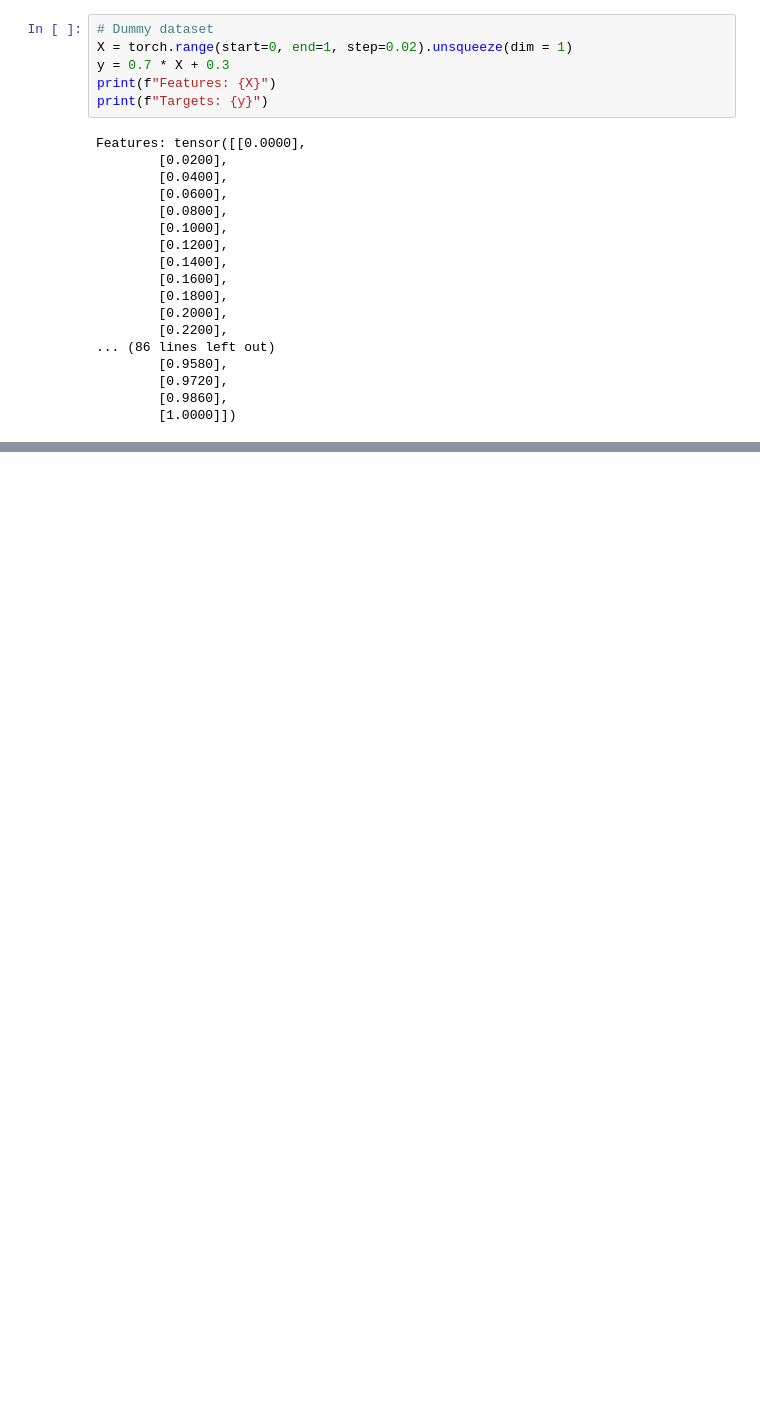
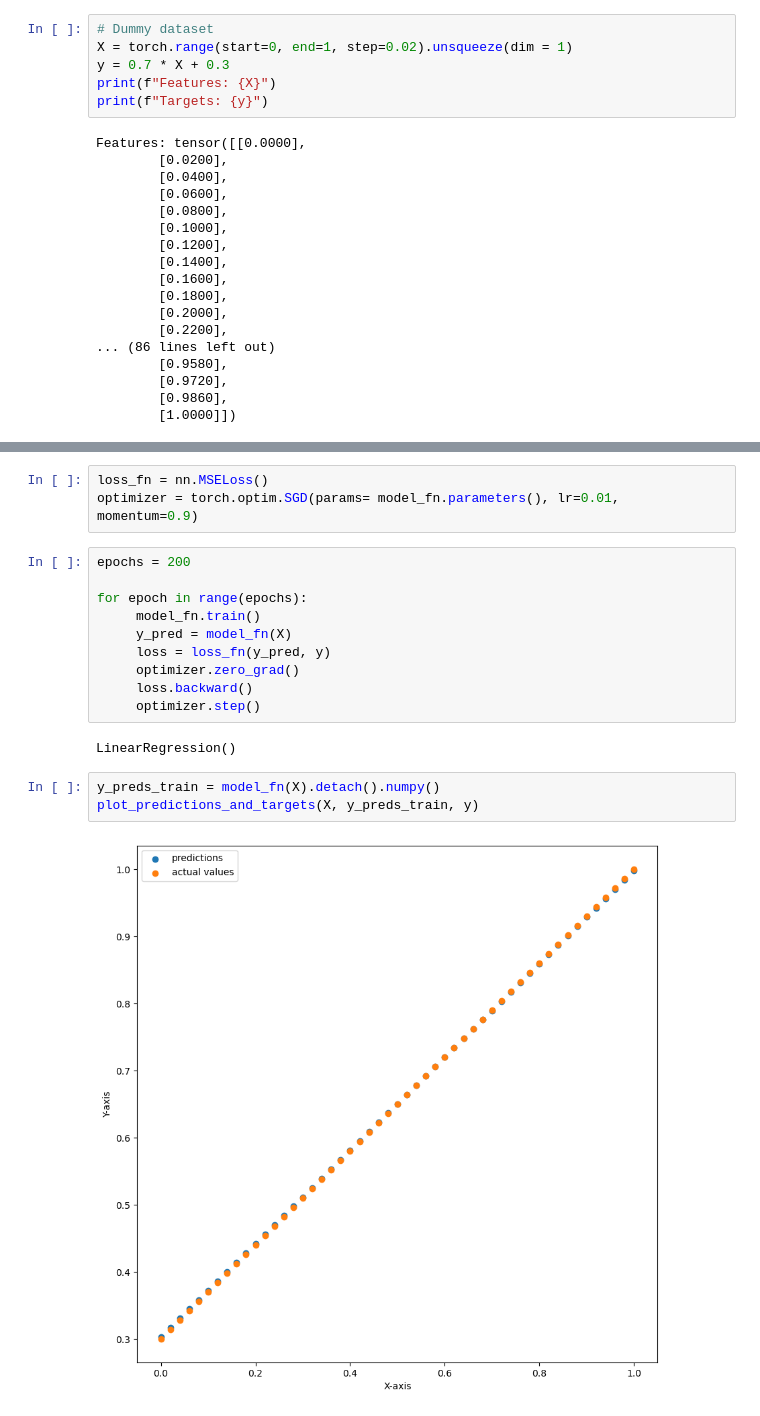
Before and after one commit to SamuelTheophilus/pytorch, a Jupyter notebook: notebook_2.ipynb, the cells around one changed output, grey strips where cells are left out. Drawn from its saved outputs; the diff is of its cells as text; blank space fills up the shorter version.

```diff
--- a/notebook_2.ipynb
+++ b/notebook_2.ipynb
@@ -72,0 +92,20 @@ tensor([[1.1926],
+# %%
+loss_fn = nn.MSELoss()
+optimizer = torch.optim.SGD(params= model_fn.parameters(), lr=0.01, momentum=0.9)
+# %%
+epochs = 200
+
+for epoch in range(epochs):
+     model_fn.train()
+     y_pred = model_fn(X)
+     loss = loss_fn(y_pred, y)
+     optimizer.zero_grad()
+     loss.backward()
+     optimizer.step()
+# %% [output]
+LinearRegression()
+# %%
+y_preds_train = model_fn(X).detach().numpy()
+plot_predictions_and_targets(X, y_preds_train, y)
+# %% [output]
+[figure, added]
```
Also changed, not shown: parts of 5 cells of this notebook.
